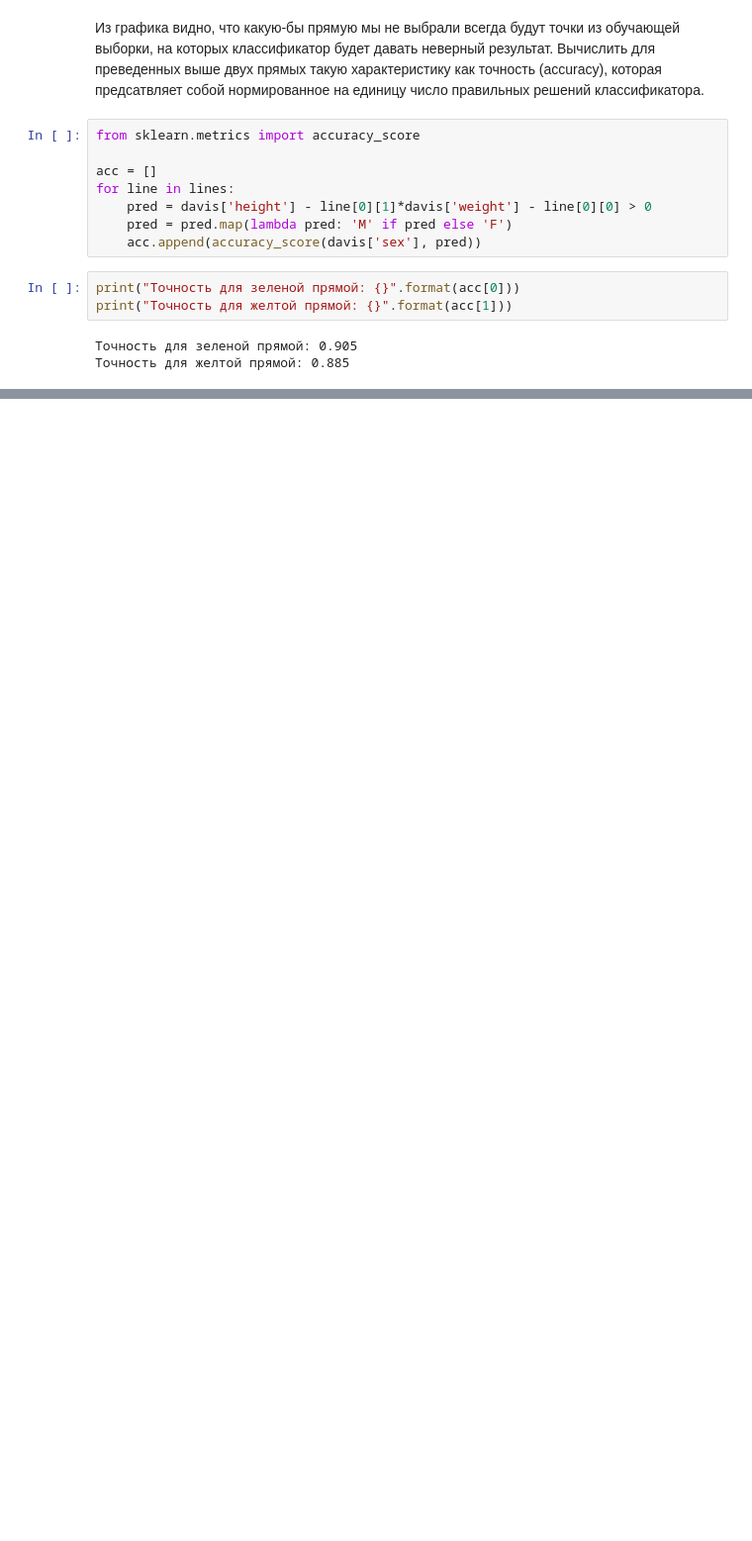
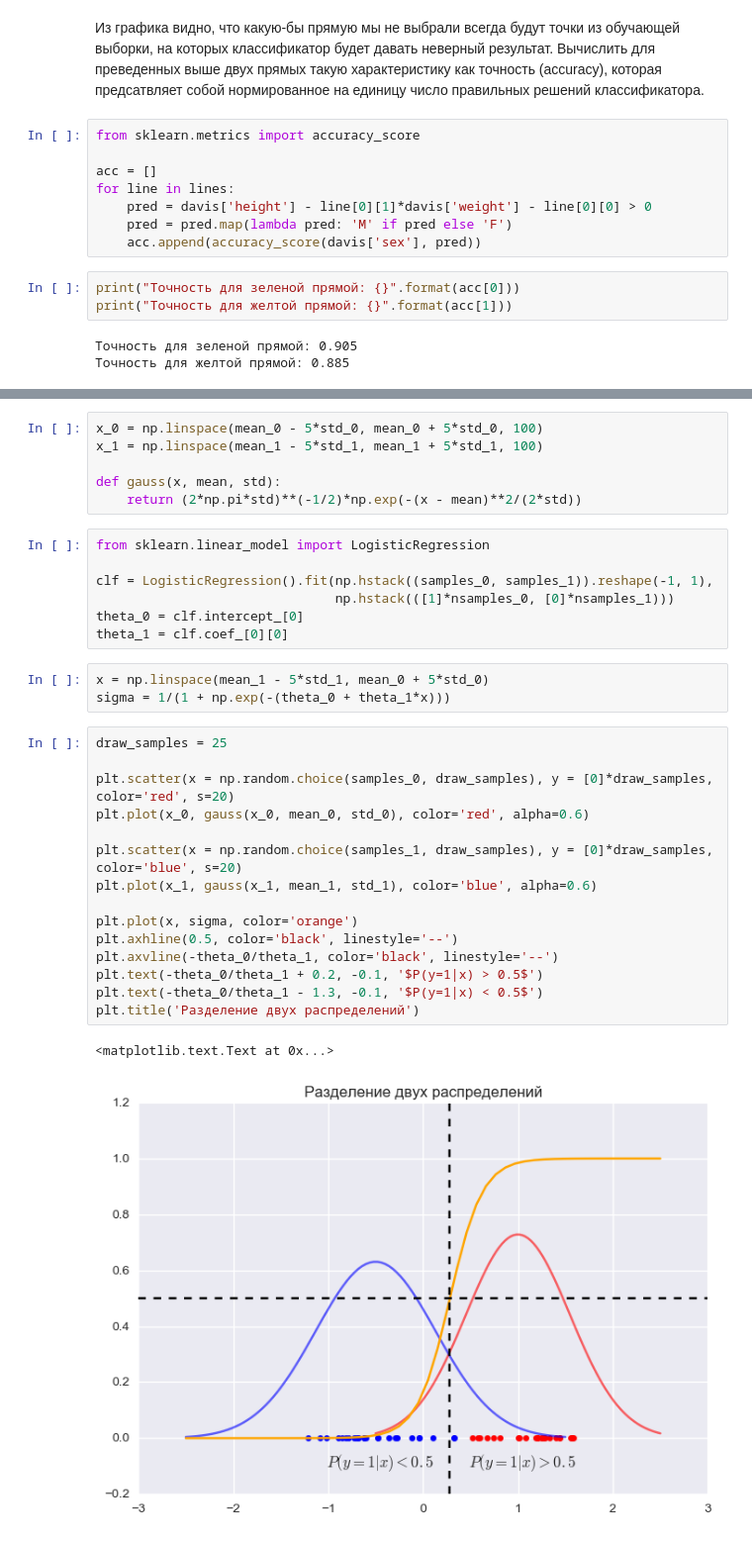
Before and after one commit to sdukshis/ml-intro, a Jupyter notebook: notebooks/LogisticRegression.ipynb, the cells around one changed output, grey strips where cells are left out. Shown at 99% size. Saved outputs shown, nothing was run; the diff lists cells and outputs as text; blank space fills up the shorter version.

```diff
--- a/notebooks/LogisticRegression.ipynb
+++ b/notebooks/LogisticRegression.ipynb
@@ -125,0 +148,34 @@ $$
+# %%
+x_0 = np.linspace(mean_0 - 5*std_0, mean_0 + 5*std_0, 100)
+x_1 = np.linspace(mean_1 - 5*std_1, mean_1 + 5*std_1, 100)
+
+def gauss(x, mean, std):
+    return (2*np.pi*std)**(-1/2)*np.exp(-(x - mean)**2/(2*std))
+# %%
+from sklearn.linear_model import LogisticRegression
+
+clf = LogisticRegression().fit(np.hstack((samples_0, samples_1)).reshape(-1, 1),
+                               np.hstack(([1]*nsamples_0, [0]*nsamples_1)))
+theta_0 = clf.intercept_[0]
+theta_1 = clf.coef_[0][0]
+# %%
+x = np.linspace(mean_1 - 5*std_1, mean_0 + 5*std_0)
+sigma = 1/(1 + np.exp(-(theta_0 + theta_1*x)))
+# %%
+draw_samples = 25
+
+plt.scatter(x = np.random.choice(samples_0, draw_samples), y = [0]*draw_samples, color='red', s=20)
+plt.plot(x_0, gauss(x_0, mean_0, std_0), color='red', alpha=0.6)
+
+plt.scatter(x = np.random.choice(samples_1, draw_samples), y = [0]*draw_samples, color='blue', s=20)
+plt.plot(x_1, gauss(x_1, mean_1, std_1), color='blue', alpha=0.6)
+
+plt.plot(x, sigma, color='orange')
+plt.axhline(0.5, color='black', linestyle='--')
+plt.axvline(-theta_0/theta_1, color='black', linestyle='--')
+plt.text(-theta_0/theta_1 + 0.2, -0.1, '$P(y=1|x) > 0.5$')
+plt.text(-theta_0/theta_1 - 1.3, -0.1, '$P(y=1|x) < 0.5$')
+plt.title('Разделение двух распределений')
+# %% [output]
+<matplotlib.text.Text at 0x...>
+[figure, added]
```
Also changed, not shown: parts of 40 cells of this notebook.
